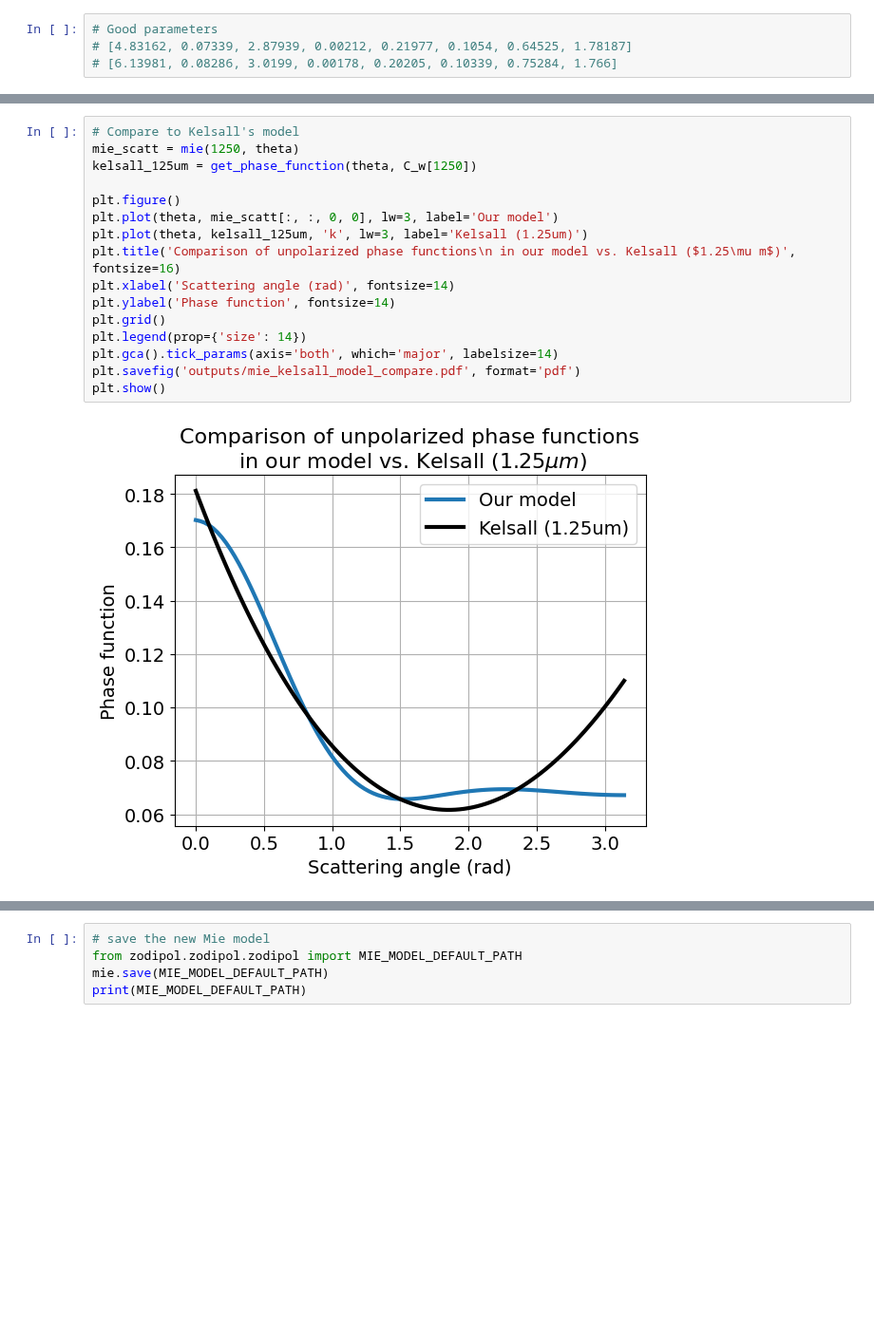
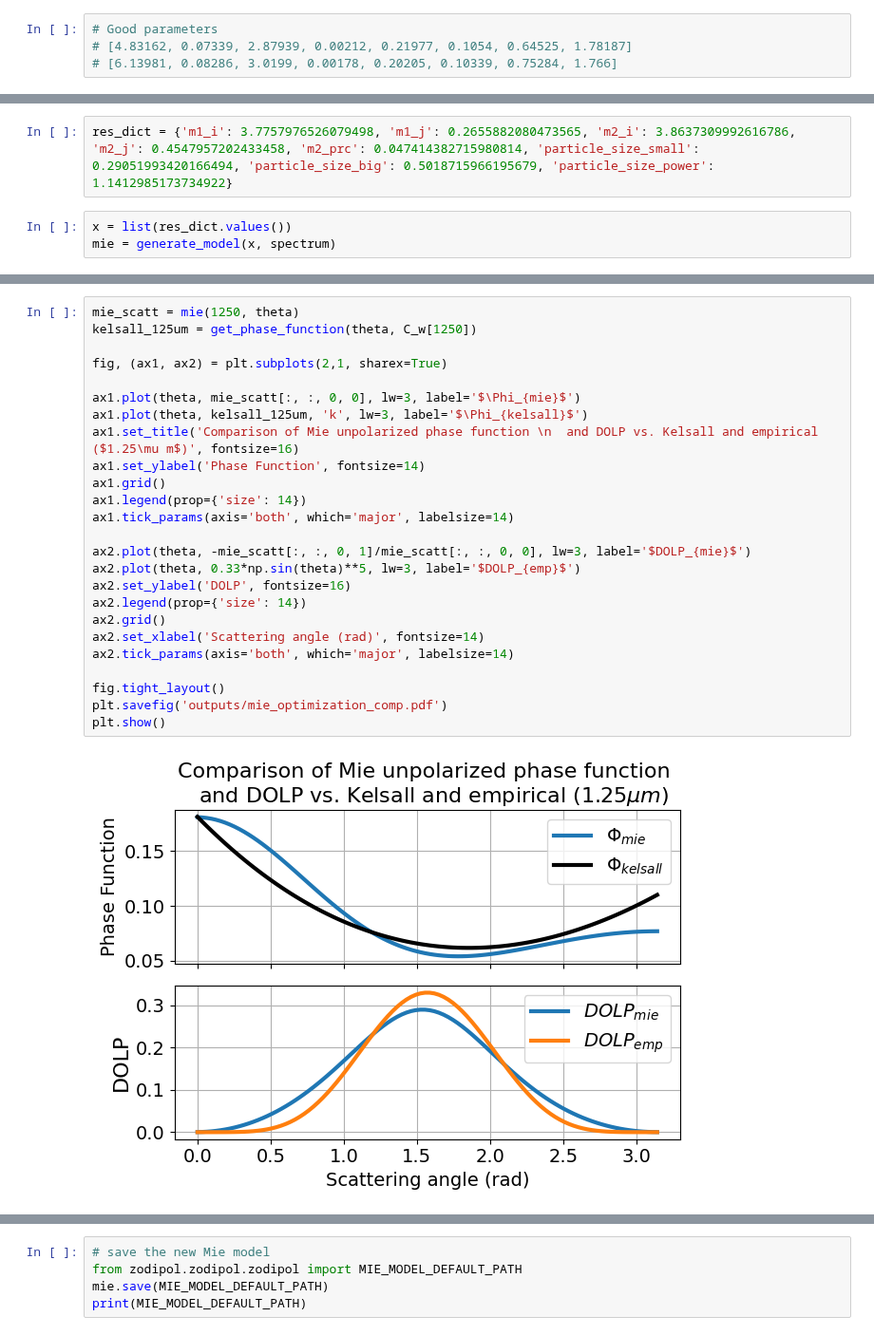
Before and after one commit to oravitan/zodiacal-polarized, a Jupyter notebook: notebooks/generate_mie_models.ipynb, the cells around one changed output, grey strips where cells are left out. Shown at 95% size. Saved outputs shown, nothing was run; the diff lists cells and outputs as text; blank space fills up the shorter version.

```diff
--- a/notebooks/generate_mie_models.ipynb
+++ b/notebooks/generate_mie_models.ipynb
@@ -142,3 +139,8 @@ mie = generate_model(x, spectrum)
+# %%
+res_dict = {'m1_i': 3.7757976526079498, 'm1_j': 0.2655882080473565, 'm2_i': 3.8637309992616786, 'm2_j': 0.4547957202433458, 'm2_prc': 0.047414382715980814, 'particle_size_small': 0.29051993420166494, 'particle_size_big': 0.5018715966195679, 'particle_size_power': 1.1412985173734922}
+# %%
+x = list(res_dict.values())
+mie = generate_model(x, spectrum)
 # %%
 # recreate best results model and plot (full spectrum)
 mie_scatt = mie(spectrum, theta)
@@ -151,18 +153,27 @@ plot_mueller_matrix_elems(theta, mie_scatt[:, :, 0, 0], mie_scatt[:, :, 0, 1],
 # %%
-# Compare to Kelsall's model
 mie_scatt = mie(1250, theta)
 kelsall_125um = get_phase_function(theta, C_w[1250])
 
-plt.figure()
-plt.plot(theta, mie_scatt[:, :, 0, 0], lw=3, label='Our model')
-plt.plot(theta, kelsall_125um, 'k', lw=3, label='Kelsall (1.25um)')
-plt.title('Comparison of unpolarized phase functions\n in our model vs. Kelsall ($1.25\mu m$)', fontsize=16)
-plt.xlabel('Scattering angle (rad)', fontsize=14)
-plt.ylabel('Phase function', fontsize=14)
-plt.grid()
-plt.legend(prop={'size': 14})
-plt.gca().tick_params(axis='both', which='major', labelsize=14)
-plt.savefig('outputs/mie_kelsall_model_compare.pdf', format='pdf')
+fig, (ax1, ax2) = plt.subplots(2,1, sharex=True)
+
+ax1.plot(theta, mie_scatt[:, :, 0, 0], lw=3, label='$\Phi_{mie}$')
+ax1.plot(theta, kelsall_125um, 'k', lw=3, label='$\Phi_{kelsall}$')
+ax1.set_title('Comparison of Mie unpolarized phase function \n  and DOLP vs. Kelsall and empirical ($1.25\mu m$)', fontsize=16)
+ax1.set_ylabel('Phase Function', fontsize=14)
+ax1.grid()
+ax1.legend(prop={'size': 14})
+ax1.tick_params(axis='both', which='major', labelsize=14)
+
+ax2.plot(theta, -mie_scatt[:, :, 0, 1]/mie_scatt[:, :, 0, 0], lw=3, label='$DOLP_{mie}$')
+ax2.plot(theta, 0.33*np.sin(theta)**5, lw=3, label='$DOLP_{emp}$')
+ax2.set_ylabel('DOLP', fontsize=16)
+ax2.legend(prop={'size': 14})
+ax2.grid()
+ax2.set_xlabel('Scattering angle (rad)', fontsize=14)
+ax2.tick_params(axis='both', which='major', labelsize=14)
+
+fig.tight_layout()
+plt.savefig('outputs/mie_optimization_comp.pdf')
 plt.show()
 # %% [output]
-[figure, old version]
+[figure, new version]
```
Also changed, not shown: parts of 6 cells of this notebook, 5 other files.
